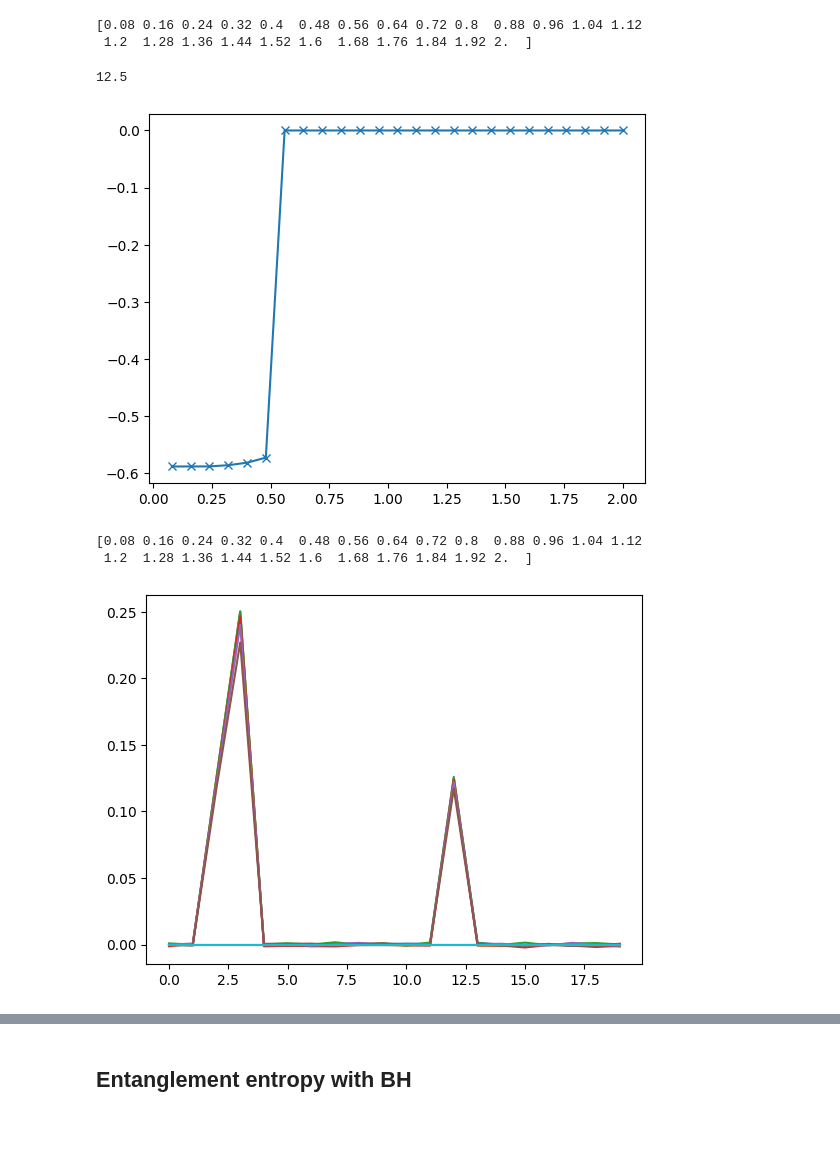
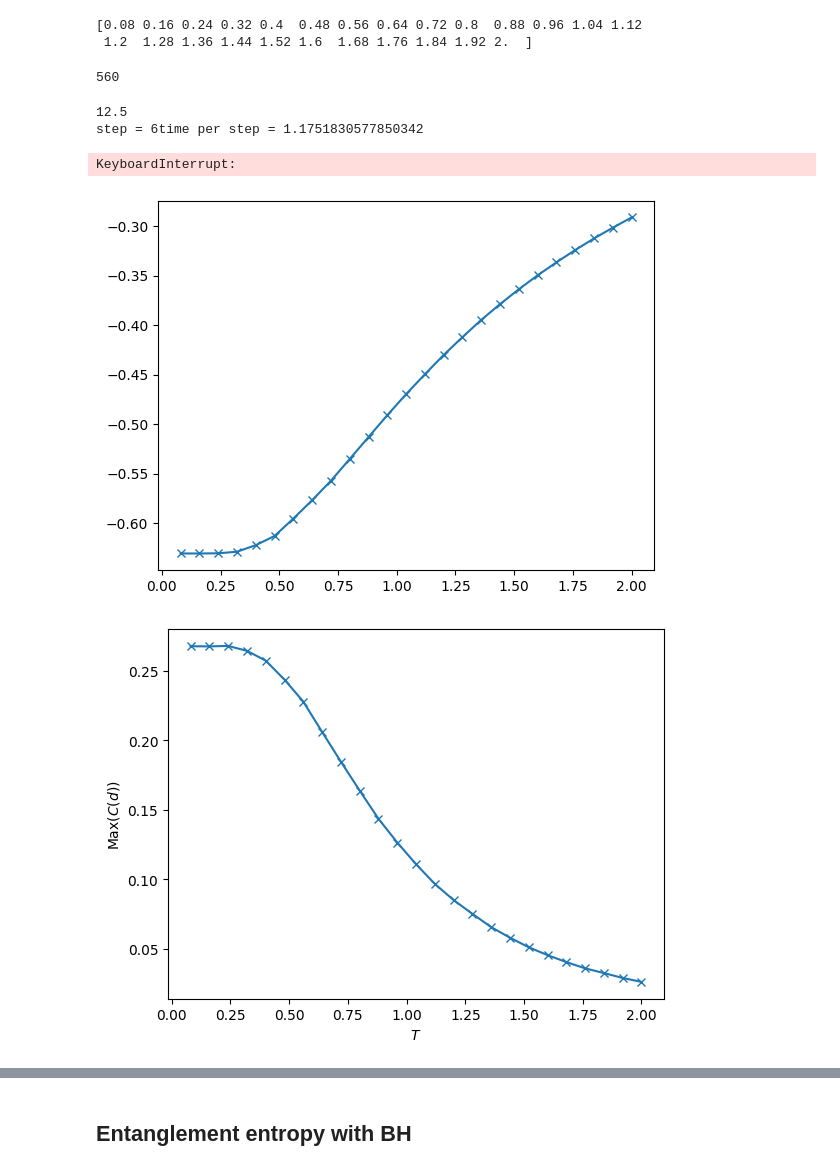
Before and after one commit to Alejo-Costa-Duran/HyperbolicFractonModel, a Jupyter notebook: Simulation.ipynb, the cells around one changed output, grey strips where cells are left out. Cells and saved outputs as stored; diff of their text form; code cells hidden in the pictures; blank space fills up the shorter version.

```diff
--- a/Simulation.ipynb
+++ b/Simulation.ipynb
@@ -142,15 +142,21 @@ print(1/beta_list[1:])
 # %% [output]
 [0.08 0.16 0.24 0.32 0.4  0.48 0.56 0.64 0.72 0.8  0.88 0.96 1.04 1.12
  1.2  1.28 1.36 1.44 1.52 1.6  1.68 1.76 1.84 1.92 2.  ]
+# %%
+print(len(model.border))
+# %% [output]
+560
 # %%
 numSteps = 100000
 energies = np.zeros(len(beta_list[1:]))
+cv = np.zeros(len(beta_list[1:]))
 correlations = np.zeros((int(len(model.border)/2),len(beta_list[1:])))
 for idx,beta in enumerate(beta_list[1:]):
     enList = np.zeros(numSteps)
     corrList = np.zeros((int(len(model.border)/2),numSteps))
     print(beta)
     for step in range(numSteps):
+        start = time.time()
         model.decorrelate(5)
         for waitStep in range(5):
             bonds = generateBonds(model.spins,model.interactions,beta)
@@ -159,22 +165,42 @@ for idx,beta in enumerate(beta_list[1:]):
                 model.spins[cl] = model.spins[cl]*(np.random.randint(0,2)*2-1)
         enList[step] = model.hamiltonian()/len(model.lattice)
         corrList[:,step] = model.getBorderCorrelations()
+        end = time.time()
+        print('step = '+str(step)+' time per step = ' + str(end-start)+' '*100,end = '\r')
     energies[idx] = np.mean(enList)
+    cv[idx] = np.var(enList)*beta*beta
     correlations[:,idx] = np.mean(corrList[:,500:], axis = 1)
 
-np.save("./energy.npy",energies)
-np.save("./correlations.npy",correlations)
-np.save("./betas.npy",np.array(beta_list[1:]))
+np.save("./cv6.npy",cv)
+np.save("./energy6.npy",energies)
+np.save("./correlations6.npy",correlations)
+np.save("./betas6.npy",np.array(beta_list[1:]))
 # %% [output]
 12.5
+step = 6time per step = 1.1751830577850342
+KeyboardInterrupt:
-# %%
-plt.plot(1/beta_list[1:],energies, 'x-')
-plt.show()
-print(1/beta_list[1:])
-for n in range(10):
-    plt.plot(correlations[:,n]/len(model.border))
-# %% [output]
-[figure, removed]
-[0.08 0.16 0.24 0.32 0.4  0.48 0.56 0.64 0.72 0.8  0.88 0.96 1.04 1.12
- 1.2  1.28 1.36 1.44 1.52 1.6  1.68 1.76 1.84 1.92 2.  ]
-[figure, removed]
+# %%
+beta_list = np.load("./betas.npy")
+energies = np.load("./energy.npy")
+correlations = np.load("./correlations.npy")
+# %%
+plt.plot(1/beta_list,energies, 'x-')
+plt.show()
+heights = [correlations[3,n]/len(model.border) for n in range(25)]
+plt.plot(1/beta_list,np.array(heights),'x-')
+plt.xlabel('$T$')
+plt.ylabel(r'$\text{Max}(C(d))$')
+plt.savefig("./CorrelationHeight.png")
+plt.show()
+
+distances = np.linspace(1,len(model.border)/2, int(len(model.border)/2))/int(len(model.border))
+
+plt.plot(distances, correlations[:,0]/len(model.border), label = 'T = '+str(1/beta_list[1]))
+plt.plot(distances, correlations[:,11]/len(model.border), label = 'T = '+str(1/beta_list[12]))
+plt.xlabel(r'$d/L$')
+plt.ylabel(r'$C(d)$')
+plt.legend()
+plt.savefig("./CorrelationsTemps.png")
+# %% [output]
+[figure, added]
+[figure, added]
```
Also changed, not shown: parts of 2 cells of this notebook, 6 other files.
